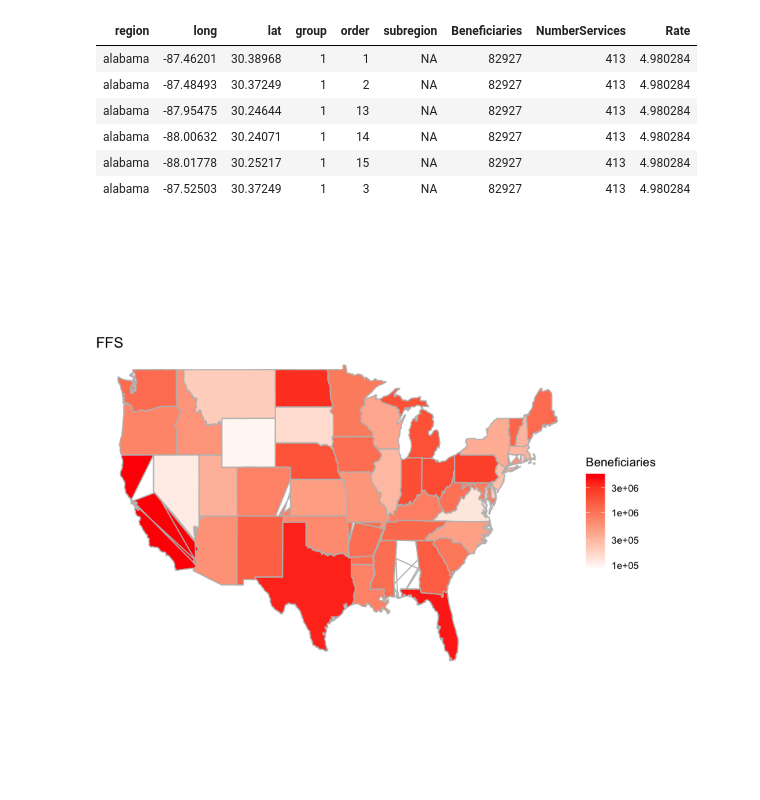
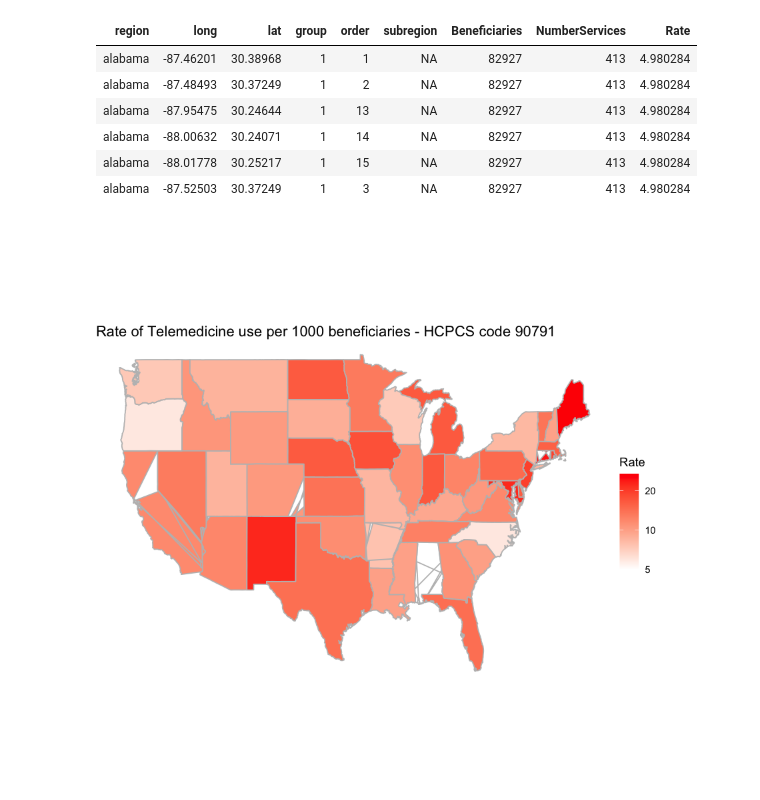
Before and after one commit to nancyruya/R-projects, a Jupyter notebook: TelehealthMedicare/Medicare90791.ipynb, the cells around one changed output. Saved outputs shown, nothing was run; the diff lists cells and outputs as text; code cells hidden in the pictures.

```diff
--- a/TelehealthMedicare/Medicare90791.ipynb
+++ b/TelehealthMedicare/Medicare90791.ipynb
@@ -382,10 +398,10 @@ head(data)
 | alabama | -88.01778 | 30.25217 | 1 | 15 | NA | 82927 | 413 | 4.980284 |
 | alabama | -87.52503 | 30.37249 | 1 | 3 | NA | 82927 | 413 | 4.980284 |
 # %%
-ggplot(data, aes(x=long, y=lat, group=group, fill=Beneficiaries)) +
+ggplot(data, aes(x=long, y=lat, group=group, fill=Rate)) +
 geom_polygon(color='gray') + coord_fixed(1.6) + scale_fill_gradient(low='white',
   high='red', trans = "log10") +
 theme_void() +
-ggtitle('FFS')
+ggtitle('Rate of Telemedicine use per 1000 beneficiaries - HCPCS code 90791')
 # %% [output]
-[figure, old version]
+[figure, new version]
```
Also changed, not shown: parts of 13 cells of this notebook, 1 other file.
